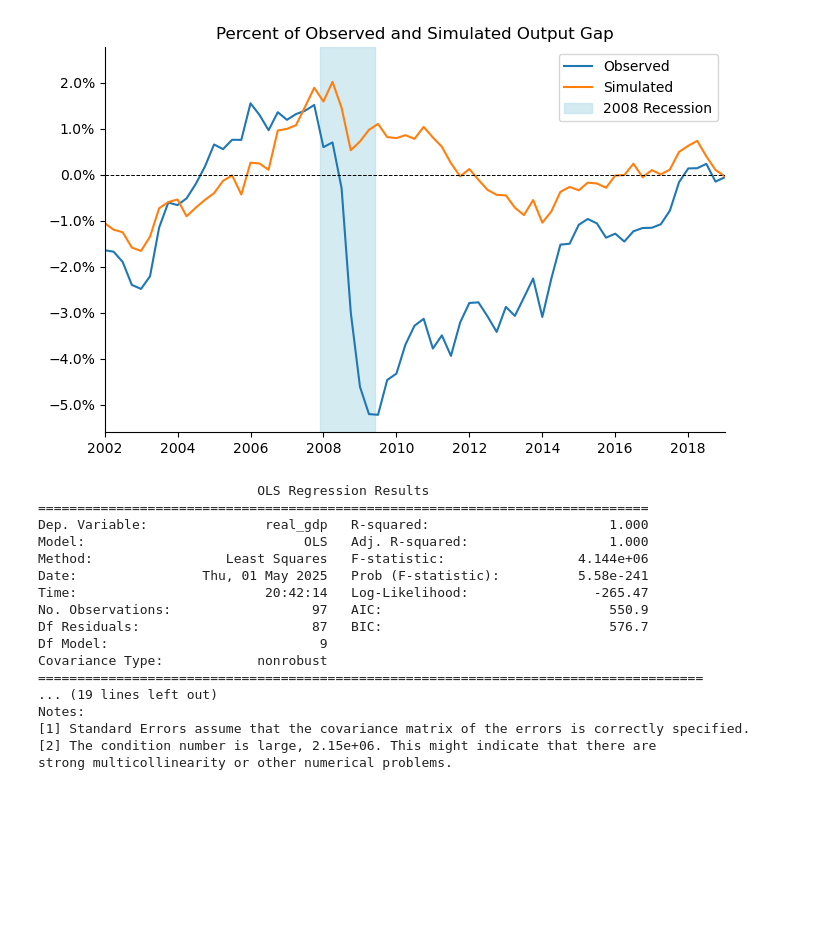
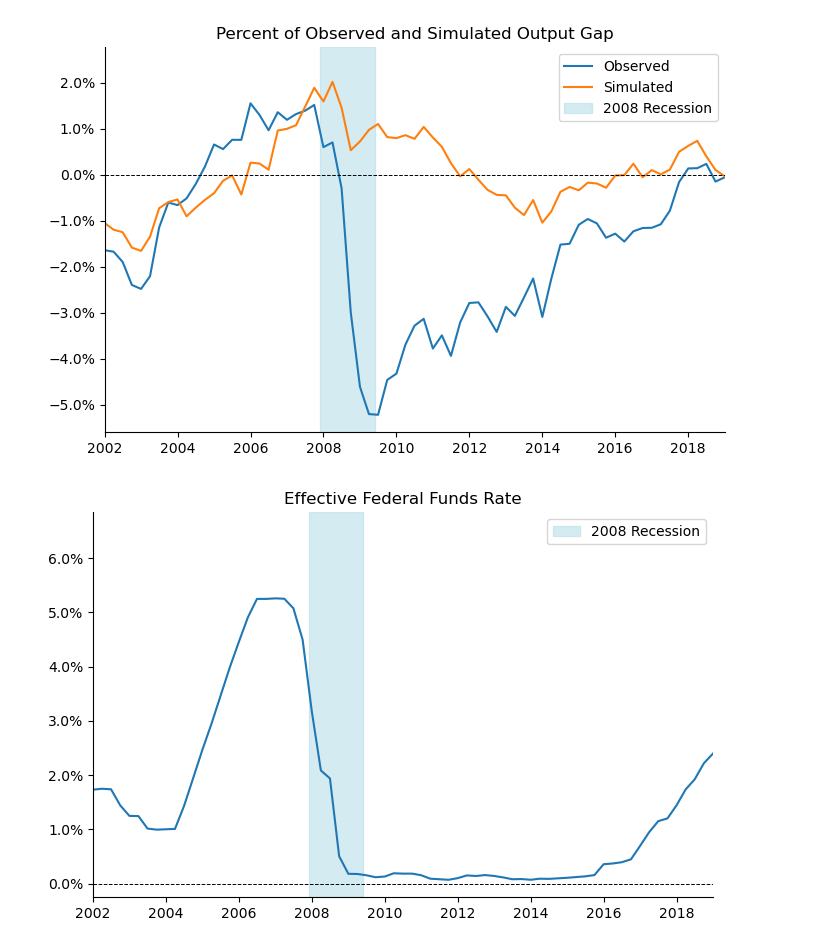
Before and after one commit to linssen2/econ570-project, a Jupyter notebook: output_gap.ipynb, the cells around one changed output. Saved outputs shown, nothing was run; the diff lists cells and outputs as text; code cells hidden in the pictures; blank space fills up the shorter version.

```diff
--- a/output_gap.ipynb
+++ b/output_gap.ipynb
@@ -298,27 +300,18 @@ plt.savefig('ObervedGapVSimGap.png')
 plt.show()
 # %% [output]
 [figure]
-# %%
-data_q['post'] = [0 if year<2009 else 1 for year in data_q.index.year]
-
-diff_model = smf.ols('real_gdp ~ real_pi * post + real_pce * post + real_gov_exp * post + real_net_ex * post',
-                     data=data_q).fit()
-print(diff_model.summary())
-# %% [output]
-                            OLS Regression Results
-==============================================================================
-Dep. Variable:               real_gdp   R-squared:                       1.000
-Model:                            OLS   Adj. R-squared:                  1.000
-Method:                 Least Squares   F-statistic:                 4.144e+06
-Date:                Thu, 01 May 2025   Prob (F-statistic):          5.58e-241
-Time:                        20:42:14   Log-Likelihood:                -265.47
-No. Observations:                  97   AIC:                             550.9
-Df Residuals:                      87   BIC:                             576.7
-Df Model:                           9
-Covariance Type:            nonrobust
-=====================================================================================
-... (19 lines left out)
-Notes:
-[1] Standard Errors assume that the covariance matrix of the errors is correctly specified.
-[2] The condition number is large, 2.15e+06. This might indicate that there are
-strong multicollinearity or other numerical problems.
+# %%
+fig, ax = plt.subplots(figsize=(8,5))
+
+ax.plot(data_q.index, data_q['fed_funds_rate'])
+ax.axvspan('2007-12', '2009-06', color='lightblue', alpha=0.5, label='2008 Recession')
+ax.yaxis.set_major_formatter(mtick.PercentFormatter())
+ax.set_title('Effective Federal Funds Rate')
+ax.set_xlim(pd.to_datetime('2002-01-01'), pd.to_datetime('2018-12-31'))
+ax.axhline(ls='--', color='black', lw=0.7)
+ax.legend()
+sns.despine()
+plt.savefig('ObervedGapVSimGap.png')
+plt.show()
+# %% [output]
+[figure, added]
```
Also changed, not shown: parts of 4 cells of this notebook.
